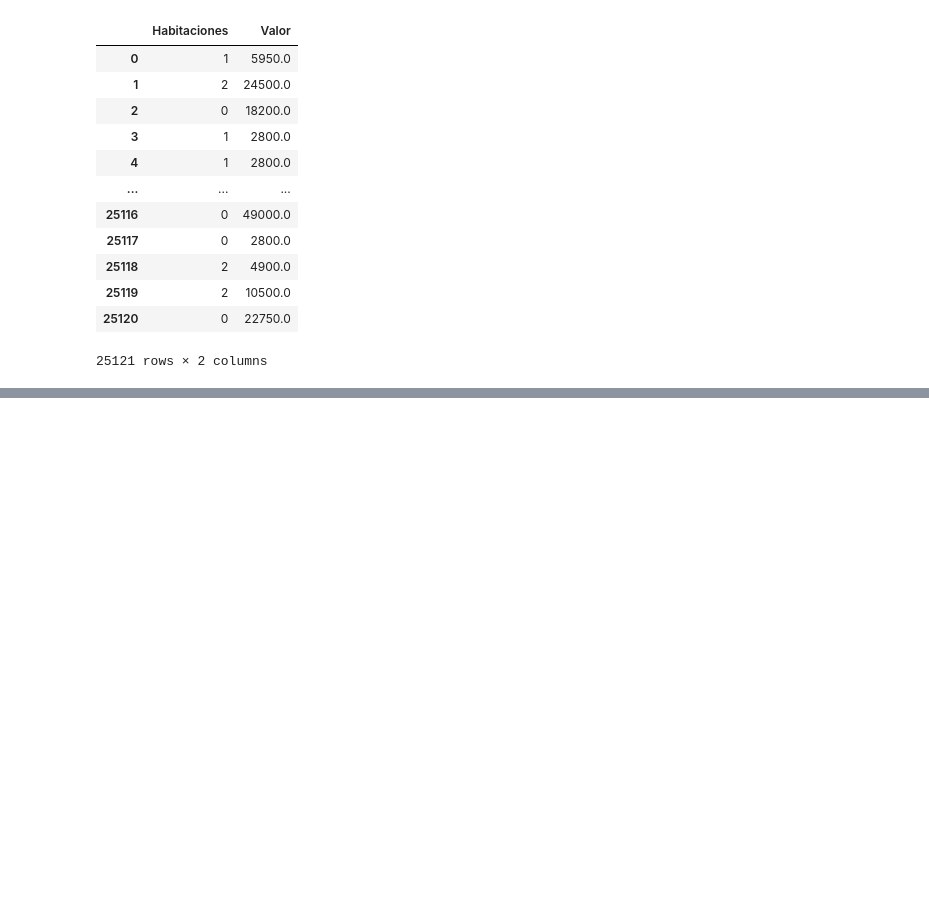
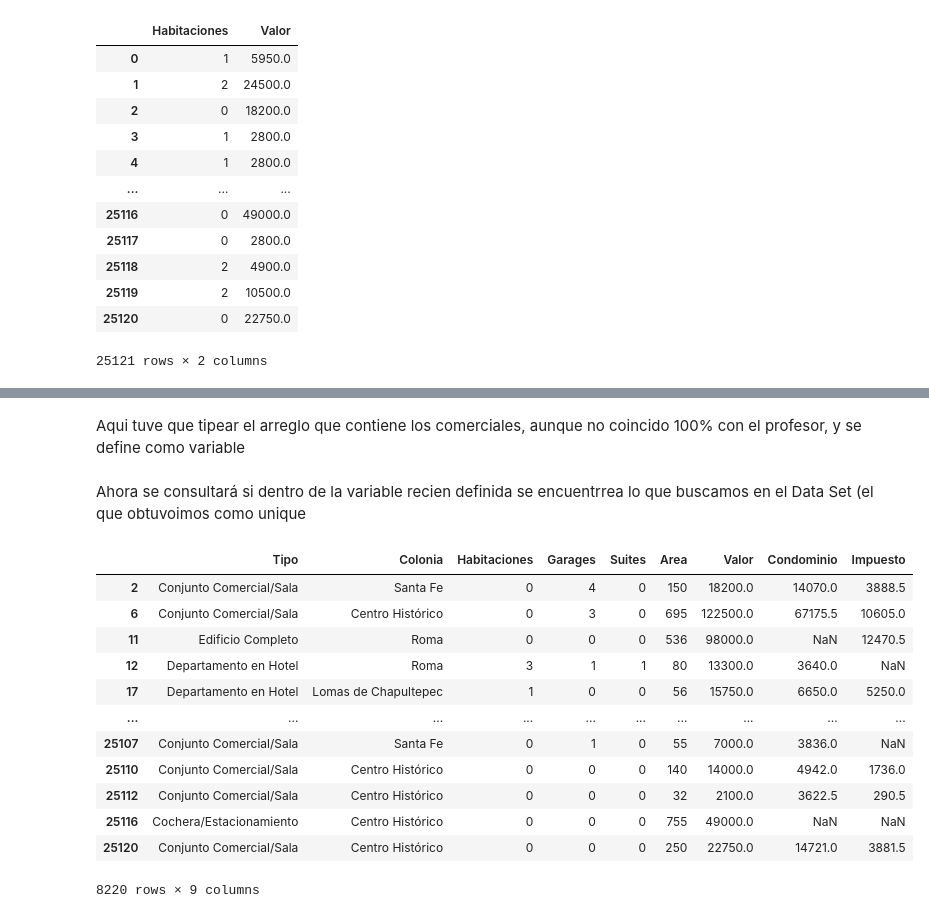
Before and after one commit to EduardoJBenavidesC/Proyecto-Completo, a Jupyter notebook: inmuebles_cdmx.ipynb, the cells around one changed output, grey strips where cells are left out. Saved outputs shown, nothing was run; the diff lists cells and outputs as text; code cells hidden in the pictures; blank space fills up the shorter version.

```diff
--- a/inmuebles_cdmx.ipynb
+++ b/inmuebles_cdmx.ipynb
@@ -151,0 +280,20 @@ datos[['Habitaciones', 'Valor']]
+# %% [markdown]
+Aqui tuve que tipear el arreglo que contiene los comerciales, aunque no coincido 100% con el profesor, y se define como variable
+# %% [markdown]
+Ahora se consultará si dentro de la variable recien definida se encuentrrea lo que buscamos en el Data Set (el que obtuvoimos como unique
+# %%
+datos.query('@inmuebles_comerciales in Tipo')
+# %% [output]
+|  | Tipo | Colonia | Habitaciones | Garages | Suites | Area | Valor | Condominio | Impuesto |
+| 2 | Conjunto Comercial/Sala | Santa Fe | 0 | 4 | 0 | 150 | 18200.0 | 14070.0 | 3888.5 |
+| 6 | Conjunto Comercial/Sala | Centro Histórico | 0 | 3 | 0 | 695 | 122500.0 | 67175.5 | 10605.0 |
+| 11 | Edificio Completo | Roma | 0 | 0 | 0 | 536 | 98000.0 | NaN | 12470.5 |
+| 12 | Departamento en Hotel | Roma | 3 | 1 | 1 | 80 | 13300.0 | 3640.0 | NaN |
+| 17 | Departamento en Hotel | Lomas de Chapultepec | 1 | 0 | 0 | 56 | 15750.0 | 6650.0 | 5250.0 |
+| ... | ... | ... | ... | ... | ... | ... | ... | ... | ... |
+| 25107 | Conjunto Comercial/Sala | Santa Fe | 0 | 1 | 0 | 55 | 7000.0 | 3836.0 | NaN |
+| 25110 | Conjunto Comercial/Sala | Centro Histórico | 0 | 0 | 0 | 140 | 14000.0 | 4942.0 | 1736.0 |
+| 25112 | Conjunto Comercial/Sala | Centro Histórico | 0 | 0 | 0 | 32 | 2100.0 | 3622.5 | 290.5 |
+| 25116 | Cochera/Estacionamiento | Centro Histórico | 0 | 0 | 0 | 755 | 49000.0 | NaN | NaN |
+| 25120 | Conjunto Comercial/Sala | Centro Histórico | 0 | 0 | 0 | 250 | 22750.0 | 14721.0 | 3881.5 |
+8220 rows × 9 columns
```
Also changed, not shown: parts of 24 cells of this notebook.
